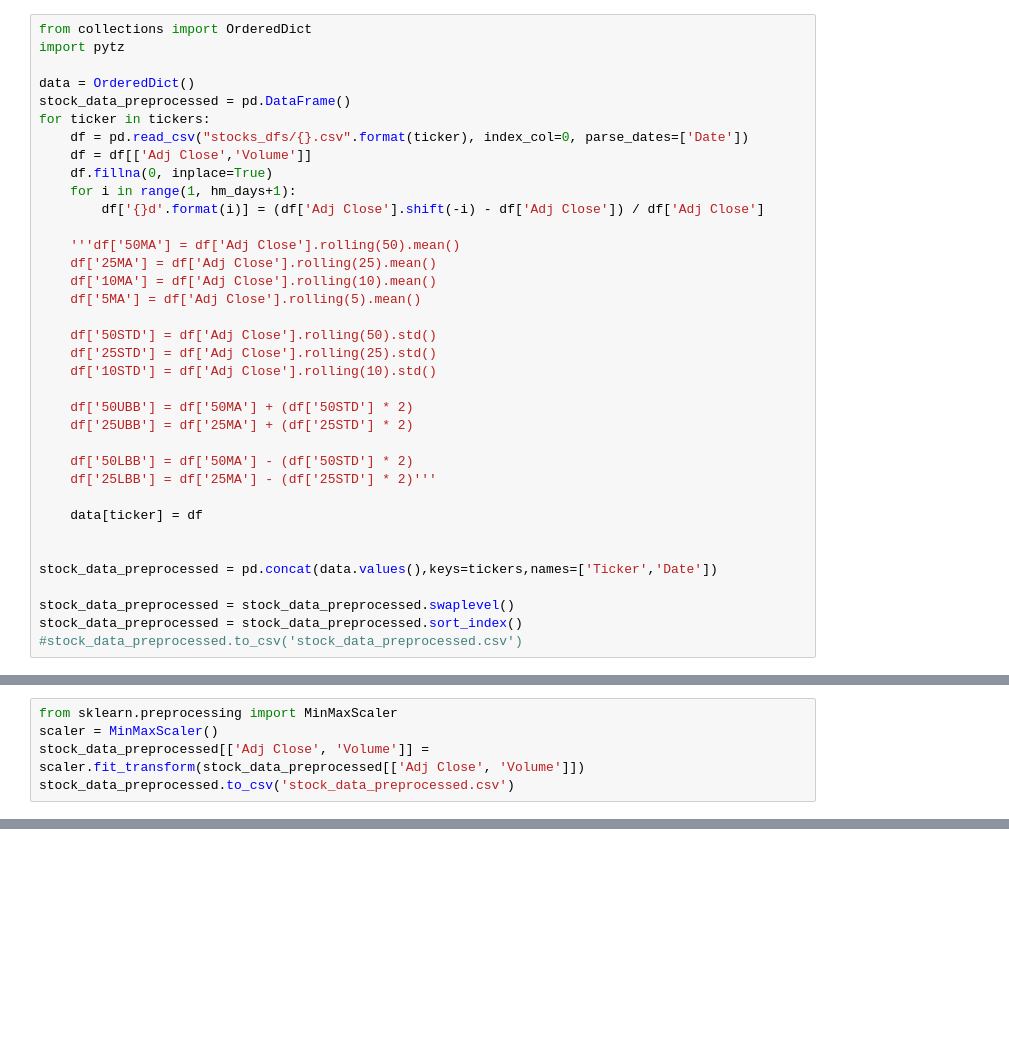
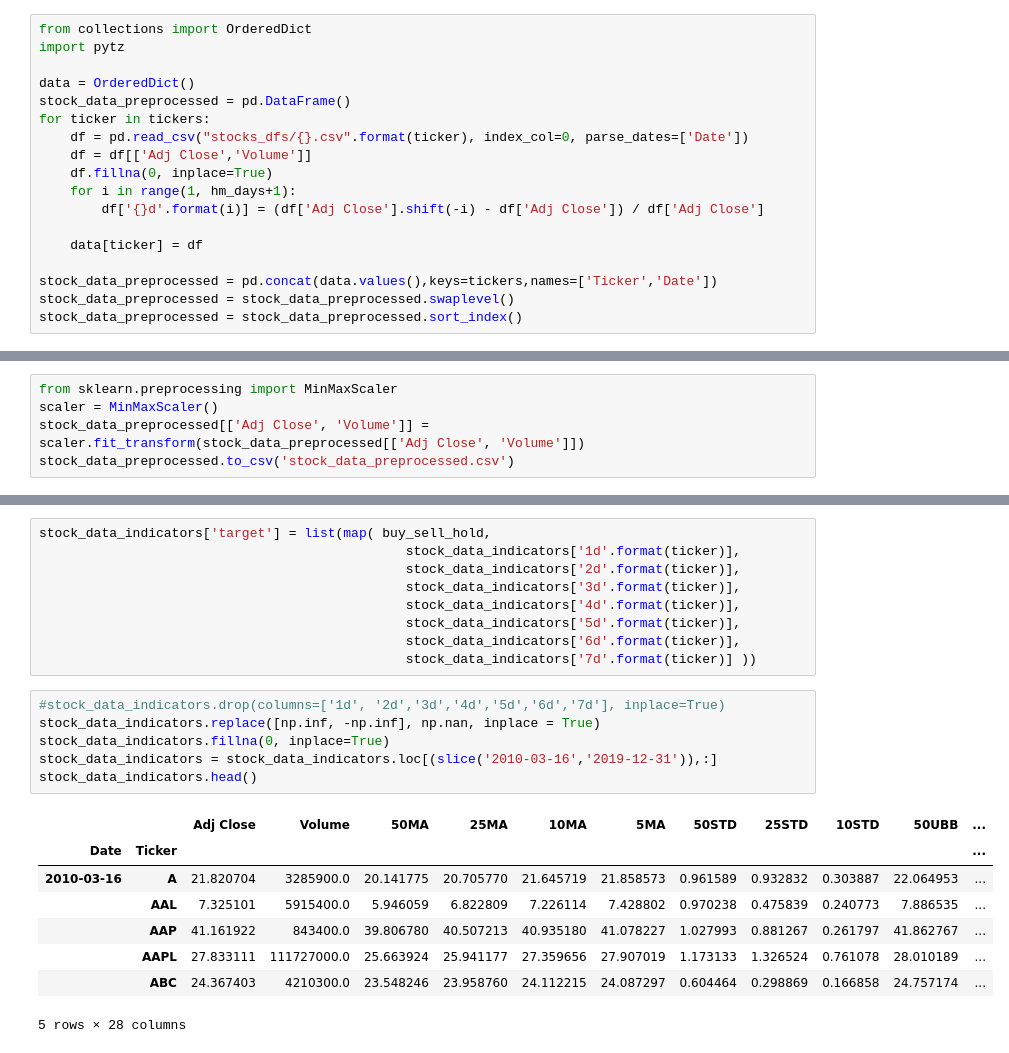
Before and after one commit to sausterm/MLEND-Capstone-Project, a Jupyter notebook: preprocess_data.ipynb, the cells around one changed output, grey strips where cells are left out. Saved outputs shown, nothing was run; the diff lists cells and outputs as text; blank space fills up the shorter version.

```diff
--- a/preprocess_data.ipynb
+++ b/preprocess_data.ipynb
@@ -59,26 +75,8 @@ for ticker in tickers:
     for i in range(1, hm_days+1):
         df['{}d'.format(i)] = (df['Adj Close'].shift(-i) - df['Adj Close']) / df['Adj Close']
 
-    '''df['50MA'] = df['Adj Close'].rolling(50).mean()
-    df['25MA'] = df['Adj Close'].rolling(25).mean()
-    df['10MA'] = df['Adj Close'].rolling(10).mean()
-    df['5MA'] = df['Adj Close'].rolling(5).mean()
-
-    df['50STD'] = df['Adj Close'].rolling(50).std()
-    df['25STD'] = df['Adj Close'].rolling(25).std()
-    df['10STD'] = df['Adj Close'].rolling(10).std()
-
-    df['50UBB'] = df['50MA'] + (df['50STD'] * 2)
-    df['25UBB'] = df['25MA'] + (df['25STD'] * 2)
-
-    df['50LBB'] = df['50MA'] - (df['50STD'] * 2)
-    df['25LBB'] = df['25MA'] - (df['25STD'] * 2)'''
-
     data[ticker] = df
 
-
 stock_data_preprocessed = pd.concat(data.values(),keys=tickers,names=['Ticker','Date'])
-
 stock_data_preprocessed = stock_data_preprocessed.swaplevel()
 stock_data_preprocessed = stock_data_preprocessed.sort_index()
-#stock_data_preprocessed.to_csv('stock_data_preprocessed.csv')
@@ -120,0 +162,24 @@ index.to_csv('date_index.csv', index=False)
+# %%
+stock_data_indicators['target'] = list(map( buy_sell_hold,
+                                               stock_data_indicators['1d'.format(ticker)],
+                                               stock_data_indicators['2d'.format(ticker)],
+                                               stock_data_indicators['3d'.format(ticker)],
+                                               stock_data_indicators['4d'.format(ticker)],
+                                               stock_data_indicators['5d'.format(ticker)],
+                                               stock_data_indicators['6d'.format(ticker)],
+                                               stock_data_indicators['7d'.format(ticker)] ))
+# %%
+#stock_data_indicators.drop(columns=['1d', '2d','3d','4d','5d','6d','7d'], inplace=True)
+stock_data_indicators.replace([np.inf, -np.inf], np.nan, inplace = True)
+stock_data_indicators.fillna(0, inplace=True)
+stock_data_indicators = stock_data_indicators.loc[(slice('2010-03-16','2019-12-31')),:]
+stock_data_indicators.head()
+# %% [output]
+|  |  | Adj Close | Volume | 50MA | 25MA | 10MA | 5MA | 50STD | 25STD | 10STD | 50UBB | ... |
+| Date | Ticker |  |  |  |  |  |  |  |  |  |  | ... |
+| 2010-03-16 | A | 21.820704 | 3285900.0 | 20.141775 | 20.705770 | 21.645719 | 21.858573 | 0.961589 | 0.932832 | 0.303887 | 22.064953 | ... |
+|  | AAL | 7.325101 | 5915400.0 | 5.946059 | 6.822809 | 7.226114 | 7.428802 | 0.970238 | 0.475839 | 0.240773 | 7.886535 | ... |
+|  | AAP | 41.161922 | 843400.0 | 39.806780 | 40.507213 | 40.935180 | 41.078227 | 1.027993 | 0.881267 | 0.261797 | 41.862767 | ... |
+|  | AAPL | 27.833111 | 111727000.0 | 25.663924 | 25.941177 | 27.359656 | 27.907019 | 1.173133 | 1.326524 | 0.761078 | 28.010189 | ... |
+|  | ABC | 24.367403 | 4210300.0 | 23.548246 | 23.958760 | 24.112215 | 24.087297 | 0.604464 | 0.298869 | 0.166858 | 24.757174 | ... |
+5 rows × 28 columns
```
Also changed, not shown: parts of 16 cells of this notebook, 1 other file.
